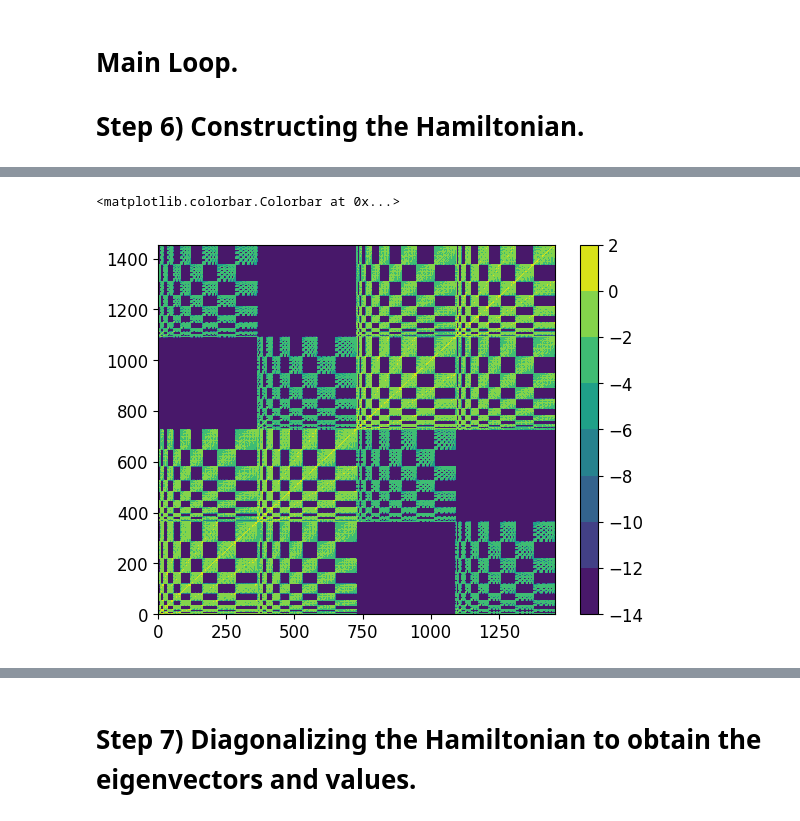
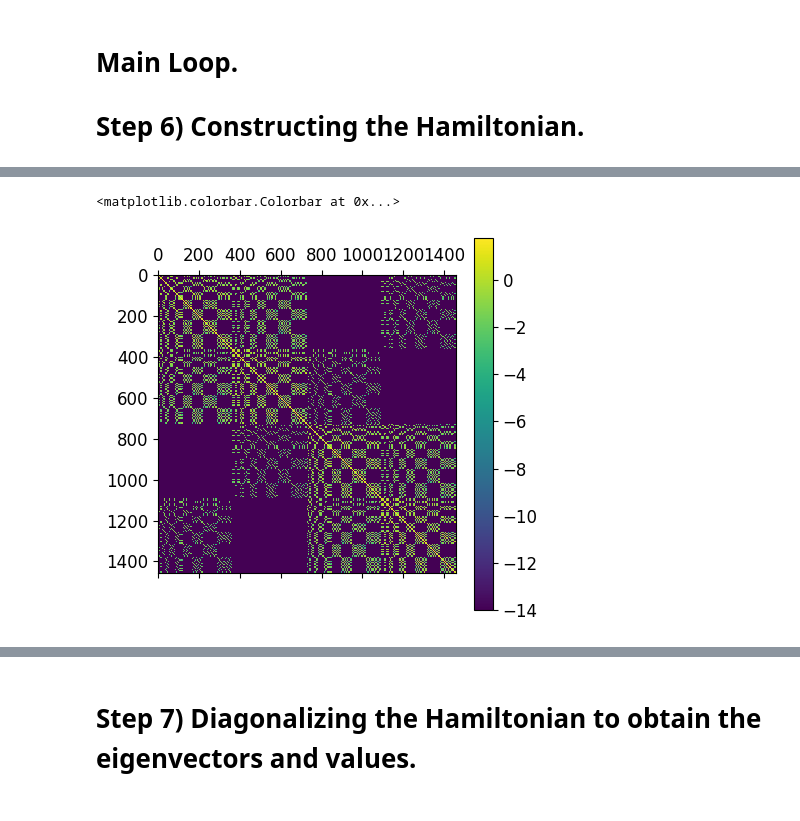
Before and after one commit to ia4021/harmonic3dhfb, a Jupyter notebook: harmonic3dhfb.ipynb, the cells around one changed output, grey strips where cells are left out. Saved outputs shown, nothing was run; the diff lists cells and outputs as text; code cells hidden in the pictures.

```diff
--- a/harmonic3dhfb.ipynb
+++ b/harmonic3dhfb.ipynb
@@ -931,6 +887,7 @@ Wall time: 29.5 ms
 # %%
 %%time
 # Computes basis in 3D.
+X, Y, Z = np.meshgrid(x, y, z, indexing='ij') # Spatial basis in 3D
 basisfull = basis3D(qnums,nstates,ngausshermx, ngausshermy, ngausshermz,basishermx,basishermy,basishermz)
 dxbasisfull = basis3D(qnums,nstates,ngausshermx, ngausshermy, ngausshermz,dbasishermx,basishermy,basishermz)
 dybasisfull = basis3D(qnums,nstates,ngausshermx, ngausshermy, ngausshermz,basishermx,dbasishermy,basishermz)
@@ -1011,13 +974,14 @@ mun = -12.5
 
 # Constructs potentials.
 # Central potential.
+dens.laplrho[0,:,:,:] = compLaplrho(dens.rho[0,:,:,:],x,y,z)
+dens.laplrho[1,:,:,:] = compLaplrho(dens.rho[1,:,:,:],x,y,z)
 constPots(pots,dens,hbar2m,ccedfp,ccedfn,iharmonic,ngausshermx,ngausshermy,ngausshermz)
 # Pairing contribution.
 geffp, geffn = renormPaircoupling(pots,mup,mun,ccedfp,ccedfn,ngausshermx,ngausshermy,ngausshermz)
 constDelta(pots,dens,geffp,geffn,iconstpair)
 # Coulomb potentials.
-laplrho = compLaplrho(dens.rho[0,:,:,:],x,y,z)
-vcdir = compVcouldirect(e2,laplrho,ngausshermx,ngausshermy,ngausshermz,x,y,z) # A bit slow.
+vcdir = compVcouldirect(e2,dens.laplrho[0,:,:,:],ngausshermx,ngausshermy,ngausshermz,x,y,z) # A bit slow and perhaps not super accurate.
 vcex = compVcoulexchange(e2,dens.rho[0,:,:,:])
 pots.ure[0,:,:,:] = pots.ure[0,:,:,:] + vcex + vcdir
 # Spin orbit potentials.
@@ -1069,6 +1033,7 @@ Wall time: 57.8 s
 #######################################
 # IGNORE or REMOVE, CONSISTENCY TESTS #
 #######################################
-plt.contourf(np.log10(np.abs(hamp)+1e-14))
+plt.matshow(np.log10(np.abs(hamp)+1e-14))
+#plt.contourf()
 plt.colorbar()
 # %% [output]
@@ -1077,5 +1042,5 @@ Wall time: 1.13 s
 <matplotlib.colorbar.Colorbar at 0x...>
-[figure, old version]
+[figure, new version]
 # %%
 %%time
 #######################################
```
Also changed, not shown: parts of 25 cells of this notebook.
